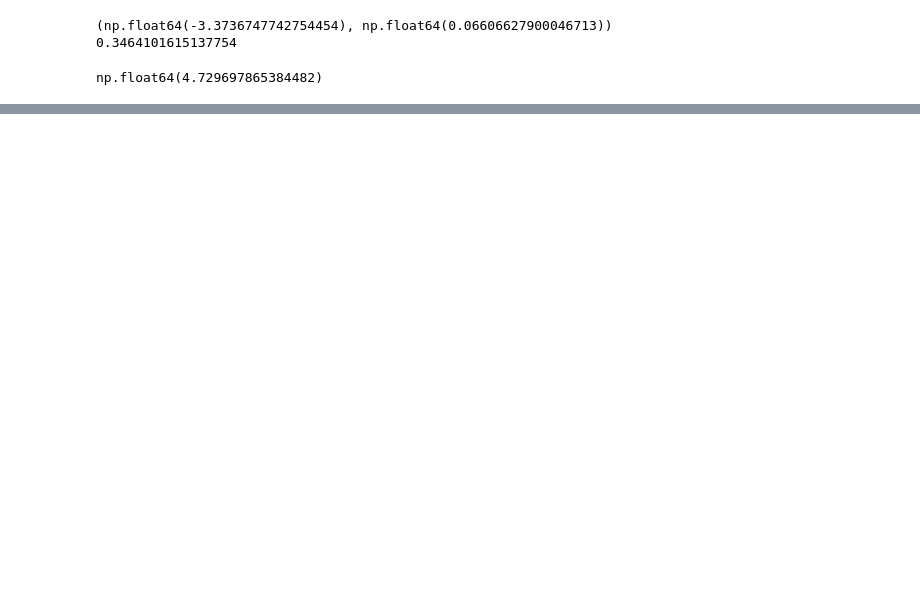
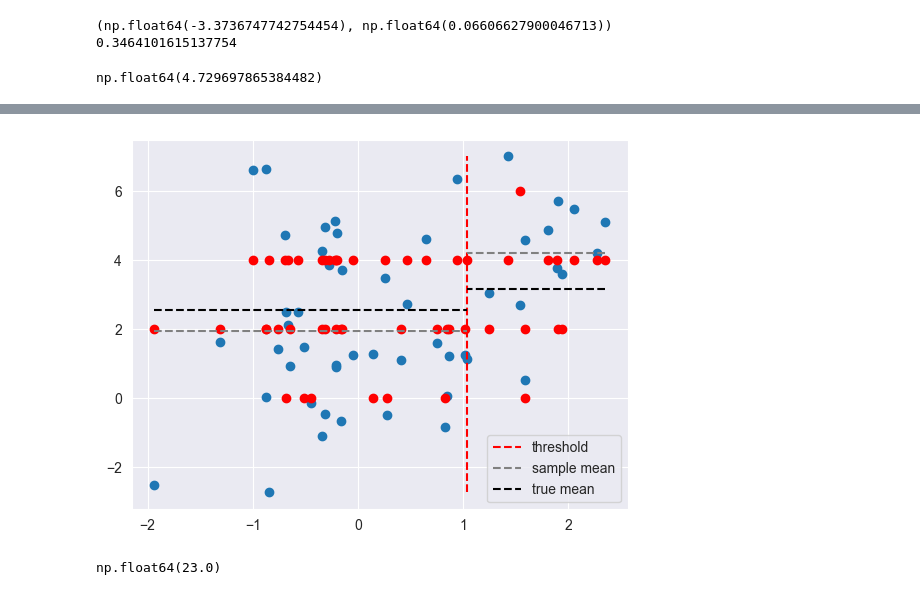
Before and after one commit to yiling-h/SI-CART, a Jupyter notebook: test_query_grid.ipynb, the cells around one changed output, grey strips where cells are left out. Cells and saved outputs as stored; diff of their text form; code cells hidden in the pictures; blank space fills up the shorter version.

```diff
--- a/test_query_grid.ipynb
+++ b/test_query_grid.ipynb
@@ -1656,0 +1719,8 @@ np.float64(11.404647171389868)
+# %%
+print_split_info(reg_tree.root.left.left, X, y, mu)
+# %% [output]
+[figure, added]
+# %%
+reg_tree.terminal_nodes[0].membership.sum()
+# %% [output]
+np.float64(23.0)
```
Also changed, not shown: parts of 22 cells of this notebook, 14 other files.
